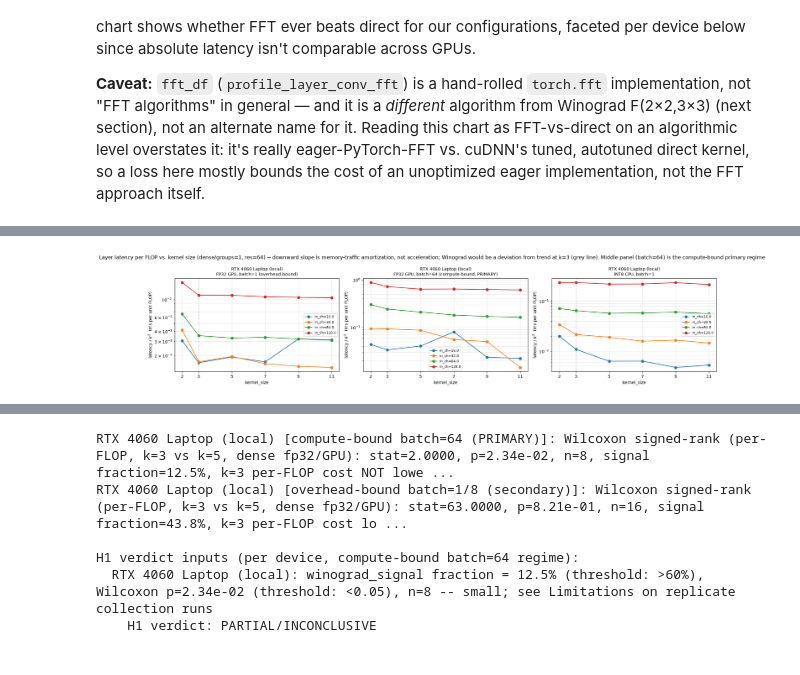
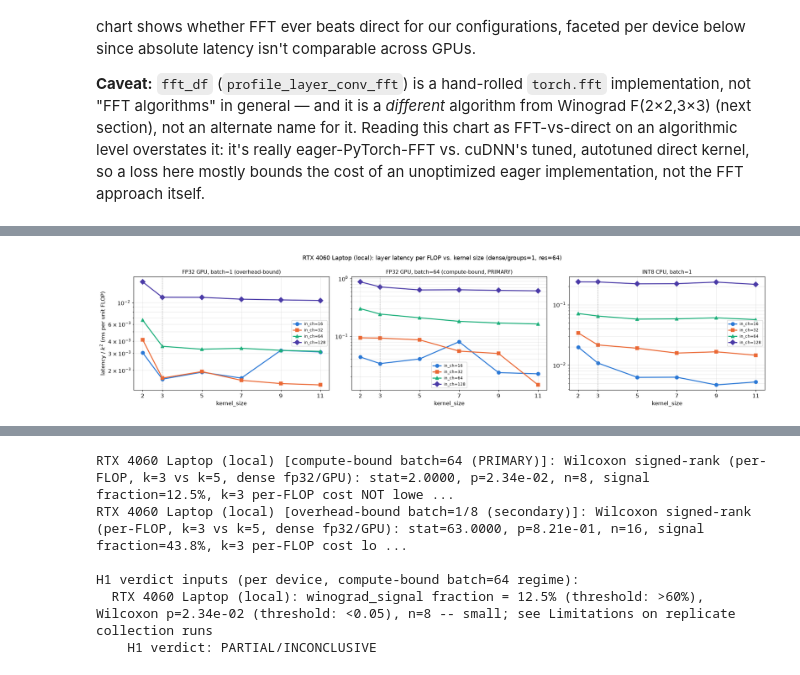
Before and after one commit to RafaelSdeS/dnn_study, a Jupyter notebook: notebooks/phase_6_hardware_profiling_analysis/hardware_profiling_phase6.ipynb, the cells around one changed output, grey strips where cells are left out. Saved outputs shown, nothing was run; the diff lists cells and outputs as text; code cells hidden in the pictures.

```diff
--- a/notebooks/phase_6_hardware_profiling_analysis/hardware_profiling_phase6.ipynb
+++ b/notebooks/phase_6_hardware_profiling_analysis/hardware_profiling_phase6.ipynb
@@ -543,20 +580,20 @@ for row, device in enumerate(DEVICES):
         ops_ratio = conv_multiplies_per_flop(k, "fft") / conv_multiplies_per_flop(k, "direct")
         theory_fft_lats = [lat * ops_ratio if lat is not None else None for lat in layer_lats]
 
-        ax.plot(x, layer_lats, marker="o", label="Direct Conv", linewidth=2)
-        ax.plot(x, fft_lats, marker="s", label="FFT Conv (measured)", linewidth=2)
-        ax.plot(x, theory_fft_lats, linestyle=":", color="gray",
-                label=f"FFT (op-count theory, {ops_ratio:.3f}x direct)", linewidth=1.5)
+        ax.plot(x, layer_lats, marker=MARKERS[0], color=PALETTE[0], label="Direct conv", linewidth=2, markersize=8)
+        ax.plot(x, fft_lats, marker=MARKERS[1], color=PALETTE[1], label="FFT conv (measured)", linewidth=2, markersize=8)
+        ax.plot(x, theory_fft_lats, linestyle=":", color="0.5",
+                label=f"FFT (op-count theory, {ops_ratio:.3f}\u00d7 direct)", linewidth=1.5)
         ax.set_xlabel("in_ch")
-        ax.set_ylabel("Latency (ms)")
+        if col == 0:
+            ax.set_ylabel("Latency (ms)")
         ax.set_yscale("log")
-        ax.set_title(f"{DEVICE_LABELS.get(device, device)}\nKernel Size {k}", fontsize=9)
-        ax.legend(fontsize=7)
+        ax.set_title(f"k = {int(k)}", fontsize=11)
+        ax.legend(fontsize=7.5)
         ax.grid(alpha=0.3, which="both")
 
-fig.suptitle("FFT vs. Direct Convolution (batch=1, res=64): measured (solid) vs. op-count theory (dotted) -- "
-             "the gap between dotted and solid FFT is unfused-kernel/launch overhead, not the algorithm")
+fig.suptitle(f"{DEVICE_LABELS.get(DEVICES[0], DEVICES[0])}: FFT vs. direct convolution (batch=1, res=64)", fontsize=12)
 fig.tight_layout()
-fig.savefig(FIGURES_DIR / "phase6_fft_vs_direct.png", dpi=120)
+save_fig(fig, "phase6_fft_vs_direct")
 plt.show()
 # %% [output]
@@ -683,43 +726,47 @@ PANELS = [
     ("fp32", 64, "FP32 GPU, batch=64 (compute-bound, PRIMARY)"),
     ("int8", 1, "INT8 CPU, batch=1"),
 ]
+IN_CH_STYLE = {ch: (PALETTE[i], MARKERS[i]) for i, ch in enumerate([16, 32, 64, 128])}
+
 fig, axes = plt.subplots(len(DEVICES), len(PANELS), figsize=(19, 4.5 * len(DEVICES)), squeeze=False)
 
 for row, device in enumerate(DEVICES):
     for col, (prec, batch, subtitle) in enumerate(PANELS):
         ax = axes[row][col]
         subset = layer_df_dense[
             (layer_df_dense["device"] == device)
             & (layer_df_dense["batch_size"] == batch)
             & (layer_df_dense["input_resolution"] == 64)
             & (layer_df_dense["precision"] == prec)
         ]
         # Plot latency PER FLOP (latency / k^2) instead of raw latency + a per-series dotted k^2
         # prediction: the old version drew 8 overlapping lines and anchored the prediction at
         # k=3, the exact point under test, so a k=3 dip was invisible by construction. This is
         # the same `norm_k` the Wilcoxon test below uses, so plot and statistic now agree. NOTE:
         # the null here is NOT flat -- per-FLOP latency slopes down with k because larger kernels
         # amortize memory traffic better (see Limitations). Winograd would appear as a deviation
         # from that downward trend at k=3, not as an absolute minimum.
         for in_ch, grp in subset.groupby("in_ch"):
             grp = grp.sort_values("kernel_size")
             ks = grp["kernel_size"].to_numpy()
-            ax.plot(ks, grp["latency_median_ms"].to_numpy() / ks ** 2, marker="o", label=f"in_ch={in_ch}")
+            color, marker = IN_CH_STYLE[int(in_ch)]
+            ax.plot(ks, grp["latency_median_ms"].to_numpy() / ks ** 2, marker=marker, color=color,
+                    label=f"in_ch={int(in_ch)}", markersize=7, linewidth=2)
         ax.set_yscale("log")
         ax.set_xticks([2, 3, 5, 7, 9, 11])
-        ax.axvline(3, color="gray", linestyle=":", linewidth=1, alpha=0.6)
+        ax.axvline(3, color="0.6", linestyle=":", linewidth=1)
         ax.set_xlabel("kernel_size")
-        ax.set_ylabel("latency / $k^2$  (ms per unit FLOP)")
-        ax.set_title(f"{DEVICE_LABELS.get(device, device)}\n{subtitle}", fontsize=10)
+        if col == 0:
+            ax.set_ylabel("latency / $k^2$ (ms per unit FLOP)")
+        ax.set_title(subtitle, fontsize=10.5)
         ax.legend(fontsize=8)
         ax.grid(alpha=0.3, which="both")
 
-fig.suptitle("Layer latency per FLOP vs. kernel size (dense/groups=1, res=64) -- downward slope is "
-             "memory-traffic amortization, not acceleration; Winograd would be a deviation from "
-             "trend at k=3 (grey line). Middle panel (batch=64) is the compute-bound primary regime")
+fig.suptitle(f"{DEVICE_LABELS.get(DEVICES[0], DEVICES[0])}: layer latency per FLOP vs. kernel size "
+             f"(dense/groups=1, res=64)", fontsize=12)
 fig.tight_layout()
-fig.savefig(FIGURES_DIR / "phase6_latency_vs_kernel_size.png", dpi=120)
+save_fig(fig, "phase6_latency_vs_kernel_size")
 plt.show()
 # %% [output]
-[figure, old version]
+[figure, new version]
 # %%
```
Also changed, not shown: parts of 12 cells of this notebook, 16 other files.
